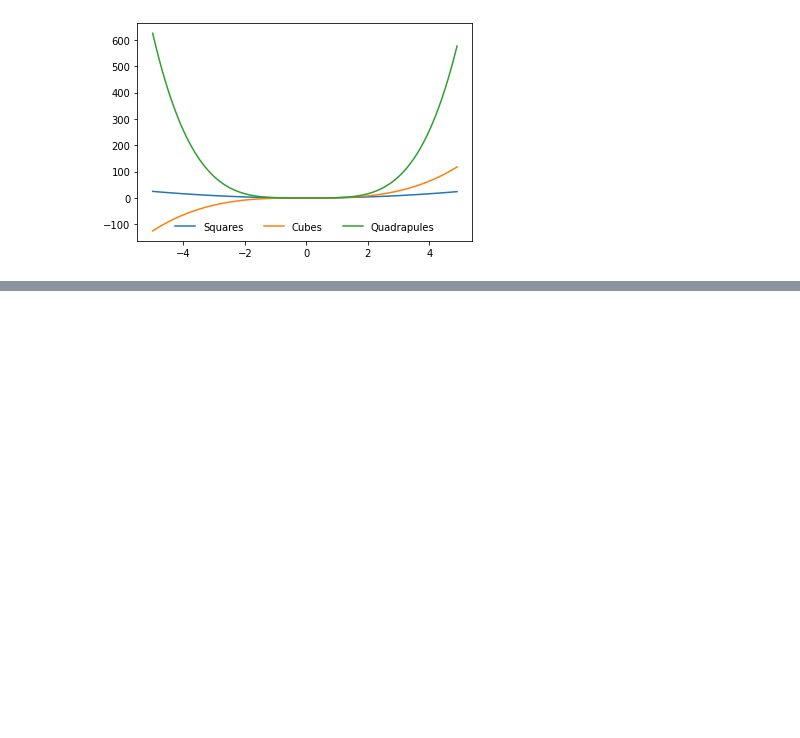
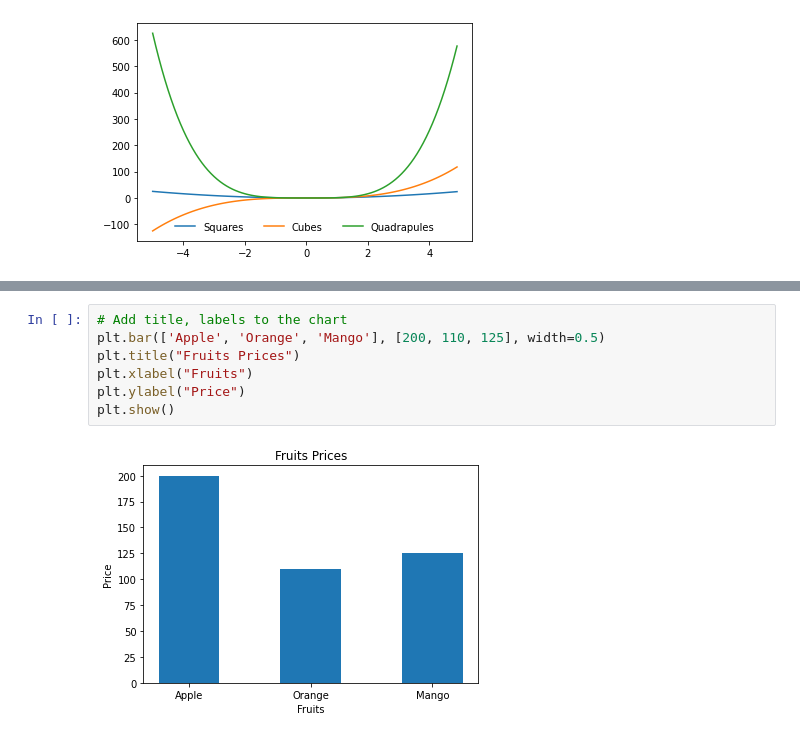
Before and after one commit to pkmariya/Python, a Jupyter notebook: MariyaMatPlotLib.ipynb, the cells around one changed output, grey strips where cells are left out. Drawn from its saved outputs; the diff is of its cells as text; blank space fills up the shorter version.

```diff
--- a/MariyaMatPlotLib.ipynb
+++ b/MariyaMatPlotLib.ipynb
@@ -250,0 +279,9 @@ plt.show()
+# %%
+# Add title, labels to the chart
+plt.bar(['Apple', 'Orange', 'Mango'], [200, 110, 125], width=0.5)
+plt.title("Fruits Prices")
+plt.xlabel("Fruits")
+plt.ylabel("Price")
+plt.show()
+# %% [output]
+[figure, added]
```
Also changed, not shown: parts of 4 cells of this notebook.
